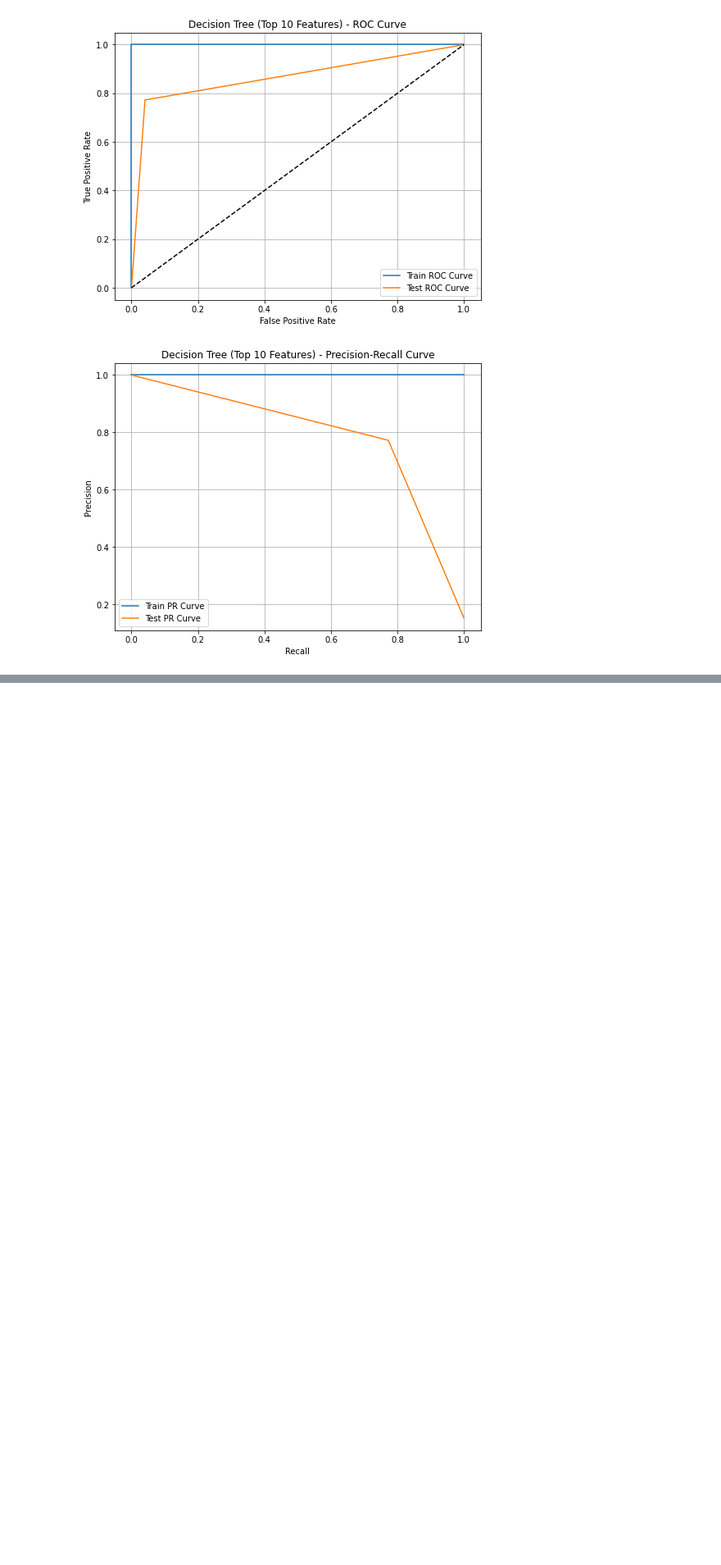
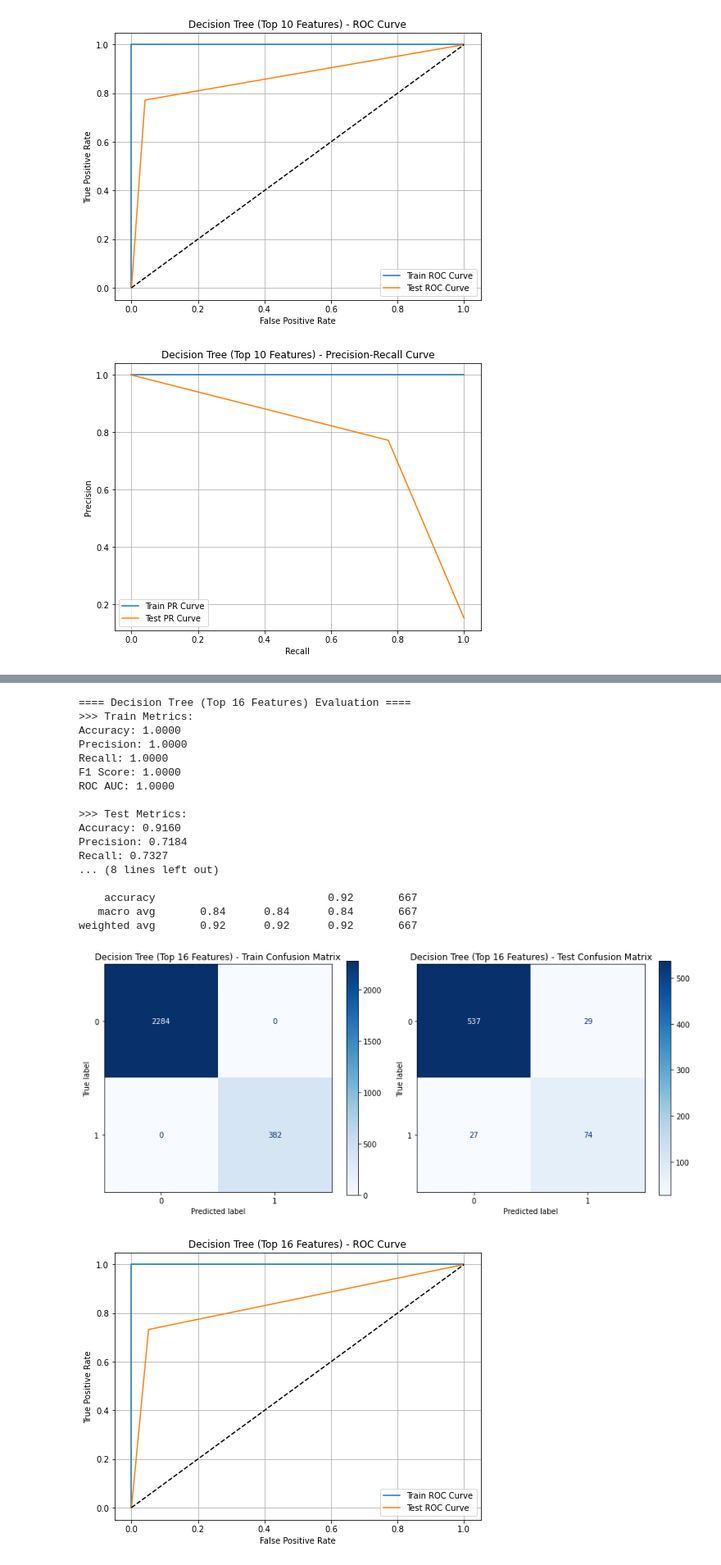
Before and after one commit to CWanderi/P3-Project, a Jupyter notebook: SyriaTel_Customer_Churn_Analysis.ipynb, the cells around one changed output, grey strips where cells are left out. Shown at 82% size. Saved outputs shown, nothing was run; the diff lists cells and outputs as text; code cells hidden in the pictures; blank space fills up the shorter version.

```diff
--- a/SyriaTel_Customer_Churn_Analysis.ipynb
+++ b/SyriaTel_Customer_Churn_Analysis.ipynb
@@ -506,0 +515,4 @@ Best Hyperparameters: {'ccp_alpha': 0.001, 'max_depth': 5, 'min_samples_leaf': 1
+# %%
+# subset the data
+X_train_top = X_train_scaled[:, [X.columns.get_loc(f) for f in top_features]]
+X_test_top = X_test_scaled[:, [X.columns.get_loc(f) for f in top_features]]
@@ -506,0 +525,23 @@ Best Hyperparameters: {'ccp_alpha': 0.001, 'max_depth': 5, 'min_samples_leaf': 1
+# %%
+# evaluate model
+evaluation_model_with_train_test(tree_top, X_train_top, y_train, X_test_top, y_test, f"Decision Tree (Top {N} Features)")
+# %% [output]
+==== Decision Tree (Top 16 Features) Evaluation ====
+>>> Train Metrics:
+Accuracy: 1.0000
+Precision: 1.0000
+Recall: 1.0000
+F1 Score: 1.0000
+ROC AUC: 1.0000
+
+>>> Test Metrics:
+Accuracy: 0.9160
+Precision: 0.7184
+Recall: 0.7327
+... (8 lines left out)
+
+    accuracy                           0.92       667
+   macro avg       0.84      0.84      0.84       667
+weighted avg       0.92      0.92      0.92       667
+[figure, added]
+[figure, added]
```
Also changed, not shown: parts of 9 cells of this notebook.
